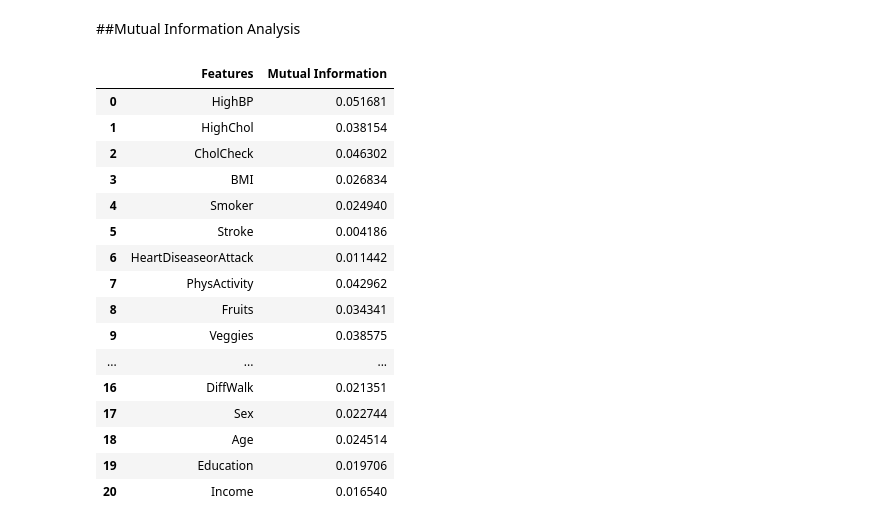
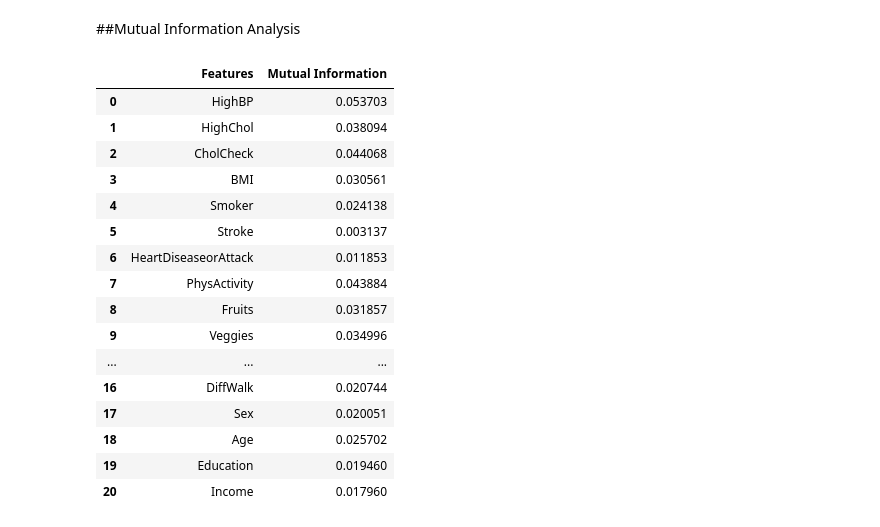
Before and after one commit to Govind-2004/CDC_Diabetes_Health_Indicators_Preprocessing_Dataset, a Jupyter notebook: CDC_Diabetes_Preprocessing_EDA.ipynb, the cells around one changed output. Saved outputs shown, nothing was run; the diff lists cells and outputs as text; code cells hidden in the pictures.

```diff
--- a/CDC_Diabetes_Preprocessing_EDA.ipynb
+++ b/CDC_Diabetes_Preprocessing_EDA.ipynb
@@ -27,6 +27,6 @@ Drive already mounted at /content/drive; to attempt to forcibly remount, call dr
 # %%
 # Reading Dataset
-filepath = '/content/drive/MyDrive/Colab Notebooks/Datasets /diabetes_binary_health_indicators_BRFSS2015[1].csv'
+filepath = '/content/CDC_Diabetes_Health_Indicators_Preprocessing_Dataset/diabetes_012_health_indicators_BRFSS2015.csv'
 df_cdc = pd.read_csv(filepath)
 df_cdc.head(10)
 # %% [output]
@@ -403,27 +398,27 @@ df_cdc.head(5)
 # %% [markdown]
 ##Mutual Information Analysis
 # %%
-X = df_cdc.drop(columns=["Diabetes_binary"])
-y = df_cdc["Diabetes_binary"]
+X = df_cdc.drop(columns=["Diabetes_012"])
+y = df_cdc["Diabetes_012"]
 mi = mutual_info_classif(X, y, random_state = 42)
 #convert mi into dataframe
 mi_df = pd.DataFrame({"Features" : X.columns, "Mutual Information" :mi })
 mi_df
 # %% [output]
 |  | Features | Mutual Information |
-| 0 | HighBP | 0.051681 |
-| 1 | HighChol | 0.038154 |
-| 2 | CholCheck | 0.046302 |
-| 3 | BMI | 0.026834 |
-| 4 | Smoker | 0.024940 |
-| 5 | Stroke | 0.004186 |
-| 6 | HeartDiseaseorAttack | 0.011442 |
-| 7 | PhysActivity | 0.042962 |
-| 8 | Fruits | 0.034341 |
-| 9 | Veggies | 0.038575 |
+| 0 | HighBP | 0.053703 |
+| 1 | HighChol | 0.038094 |
+| 2 | CholCheck | 0.044068 |
+| 3 | BMI | 0.030561 |
+| 4 | Smoker | 0.024138 |
+| 5 | Stroke | 0.003137 |
+| 6 | HeartDiseaseorAttack | 0.011853 |
+| 7 | PhysActivity | 0.043884 |
+| 8 | Fruits | 0.031857 |
+| 9 | Veggies | 0.034996 |
 | ... | ... | ... |
-| 16 | DiffWalk | 0.021351 |
-| 17 | Sex | 0.022744 |
-| 18 | Age | 0.024514 |
-| 19 | Education | 0.019706 |
-| 20 | Income | 0.016540 |
+| 16 | DiffWalk | 0.020744 |
+| 17 | Sex | 0.020051 |
+| 18 | Age | 0.025702 |
+| 19 | Education | 0.019460 |
+| 20 | Income | 0.017960 |
```
Also changed, not shown: parts of 23 cells of this notebook.
